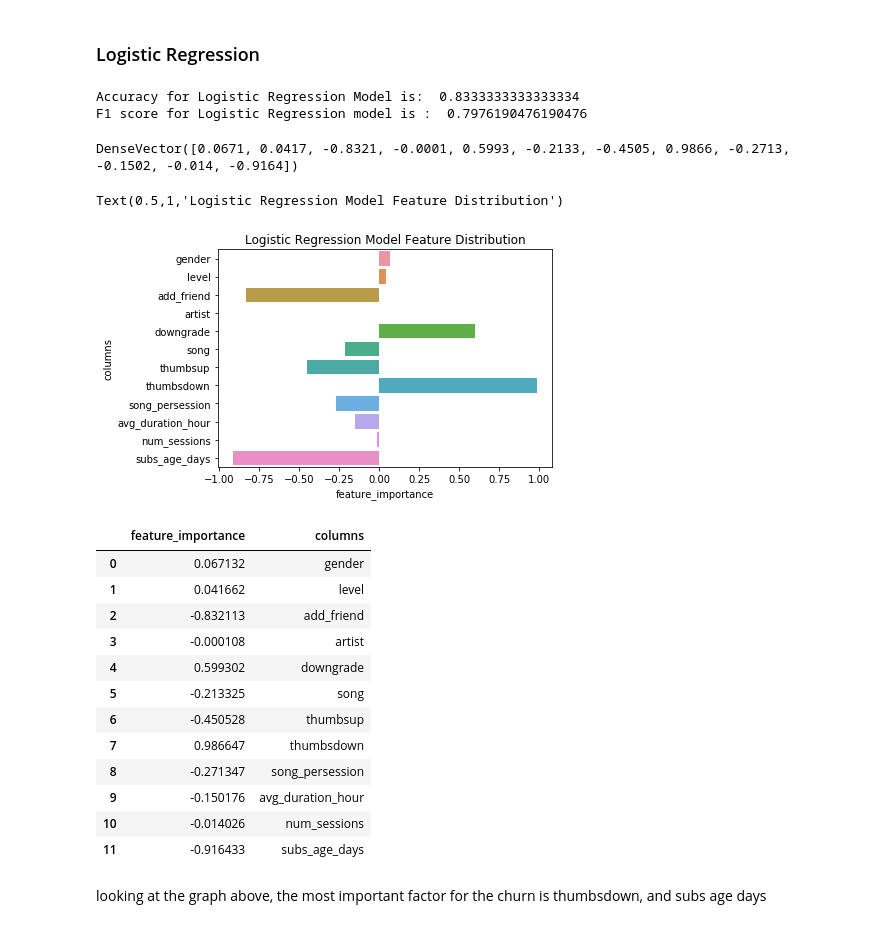
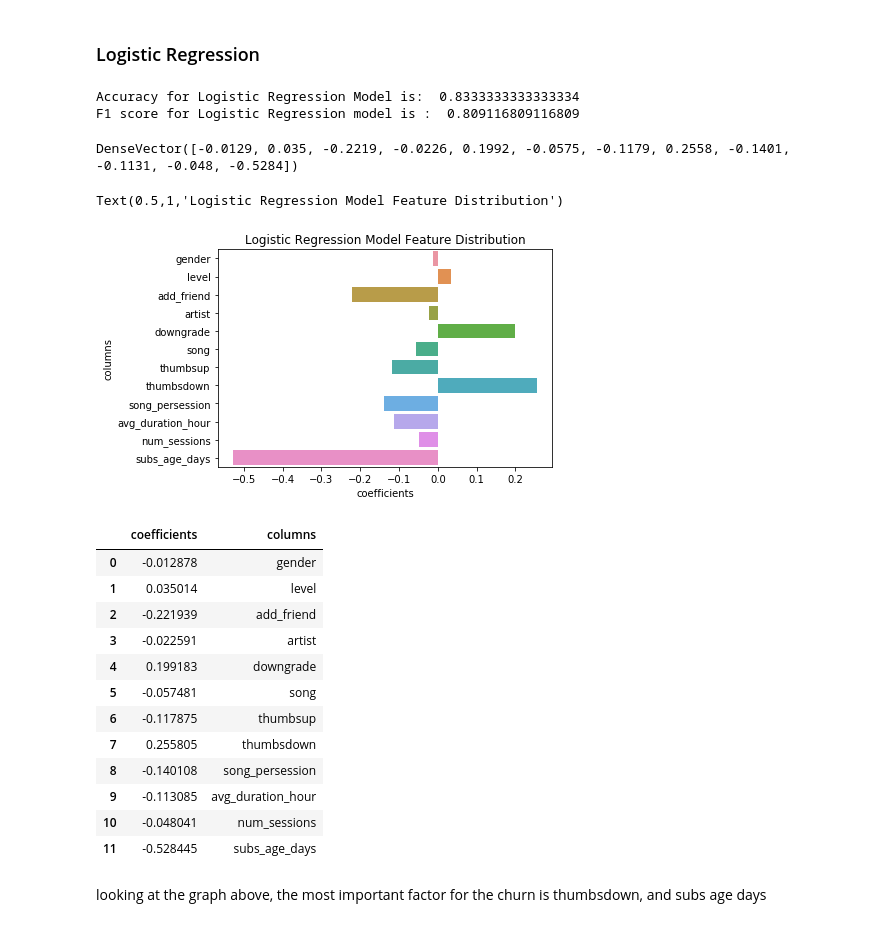
Before and after one commit to dhanys24/sparkify, a Jupyter notebook: Sparkify.ipynb, the cells around one changed output. Saved outputs shown, nothing was run; the diff lists cells and outputs as text; code cells hidden in the pictures.

```diff
--- a/Sparkify.ipynb
+++ b/Sparkify.ipynb
@@ -456,7 +465,7 @@ paramGrid = ParamGridBuilder().addGrid(lr.regParam,[0.0, 0.1]).build()
 # %%
 crossval_lr = CrossValidator(estimator=pipeline_lr,
                           estimatorParamMaps=paramGrid,
-                          evaluator=MulticlassClassificationEvaluator(),
+                          evaluator=BinaryClassificationEvaluator(),
                           numFolds=3)
 # %%
 cvModel_lr = crossval_lr.fit(train)
@@ -464,40 +473,40 @@ cvModel_lr.avgMetrics
 results_lr = cvModel_lr.transform(test)
 # %%
 print("Accuracy for Logistic Regression Model is: ", results_lr.filter(results_lr.label == results_lr.prediction).count()/ results_lr.count())
-evaluator = MulticlassClassificationEvaluator(metricName="f1")
+evaluator = BinaryClassificationEvaluator()
 score = evaluator.evaluate(results_lr)
 print("F1 score for Logistic Regression model is : ", score)
 # %% [output]
 Accuracy for Logistic Regression Model is:  0.8333333333333334
-F1 score for Logistic Regression model is :  0.7976190476190476
+F1 score for Logistic Regression model is :  0.809116809116809
 # %%
 cvModel_lr.bestModel.stages[-1].coefficients
 # %% [output]
-DenseVector([0.0671, 0.0417, -0.8321, -0.0001, 0.5993, -0.2133, -0.4505, 0.9866, -0.2713, -0.1502, -0.014, -0.9164])
+DenseVector([-0.0129, 0.035, -0.2219, -0.0226, 0.1992, -0.0575, -0.1179, 0.2558, -0.1401, -0.1131, -0.048, -0.5284])
 # %%
 feature_importances = cvModel_lr.bestModel.stages[-1].coefficients.values.tolist()
-feature_importance_df = pd.DataFrame({'feature_importance': feature_importances, 'columns': features_col})
-graph = sns.barplot(x='feature_importance', y='columns', data=feature_importance_df)
+feature_importance_df = pd.DataFrame({'coefficients': feature_importances, 'columns': features_col})
+graph = sns.barplot(x='coefficients', y='columns', data=feature_importance_df)
 graph.set_title('Logistic Regression Model Feature Distribution')
 # %% [output]
 Text(0.5,1,'Logistic Regression Model Feature Distribution')
-[figure, old version]
+[figure, new version]
 # %%
 feature_importance_df
 # %% [output]
-|  | feature_importance | columns |
-| 0 | 0.067132 | gender |
-| 1 | 0.041662 | level |
-| 2 | -0.832113 | add_friend |
-| 3 | -0.000108 | artist |
-| 4 | 0.599302 | downgrade |
-| 5 | -0.213325 | song |
-| 6 | -0.450528 | thumbsup |
-| 7 | 0.986647 | thumbsdown |
-| 8 | -0.271347 | song_persession |
-| 9 | -0.150176 | avg_duration_hour |
-| 10 | -0.014026 | num_sessions |
-| 11 | -0.916433 | subs_age_days |
+|  | coefficients | columns |
+| 0 | -0.012878 | gender |
+| 1 | 0.035014 | level |
+| 2 | -0.221939 | add_friend |
+| 3 | -0.022591 | artist |
+| 4 | 0.199183 | downgrade |
+| 5 | -0.057481 | song |
+| 6 | -0.117875 | thumbsup |
+| 7 | 0.255805 | thumbsdown |
+| 8 | -0.140108 | song_persession |
+| 9 | -0.113085 | avg_duration_hour |
+| 10 | -0.048041 | num_sessions |
+| 11 | -0.528445 | subs_age_days |
 # %% [markdown]
 looking at the graph above, the most important factor for the churn is thumbsdown, and subs age days
 # %% [markdown]
```
Also changed, not shown: parts of 29 cells of this notebook, 1 other file.
